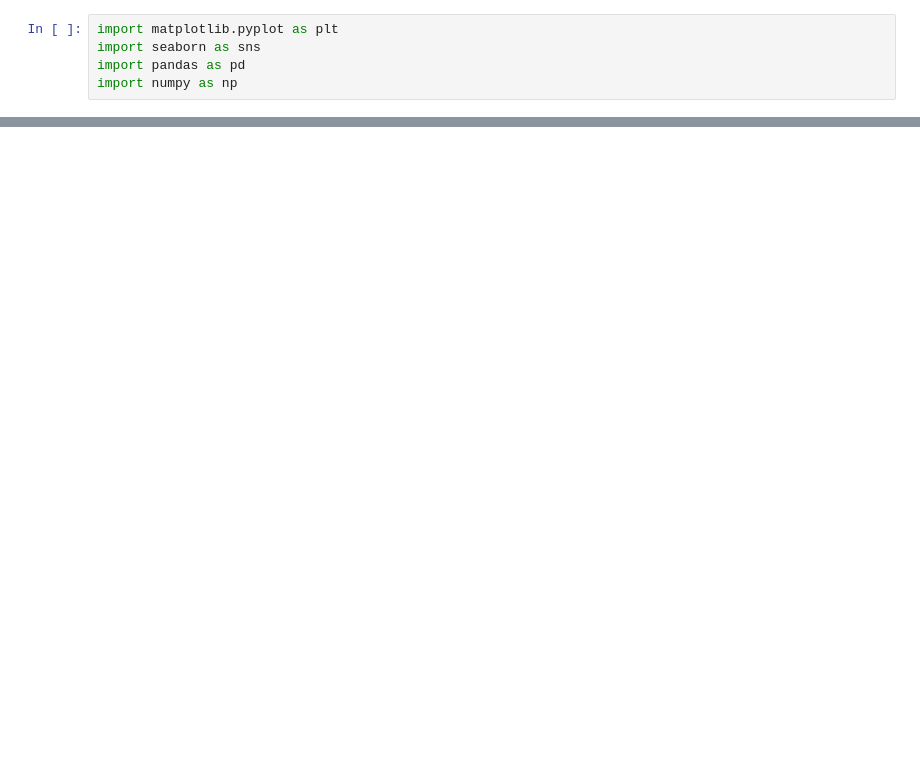
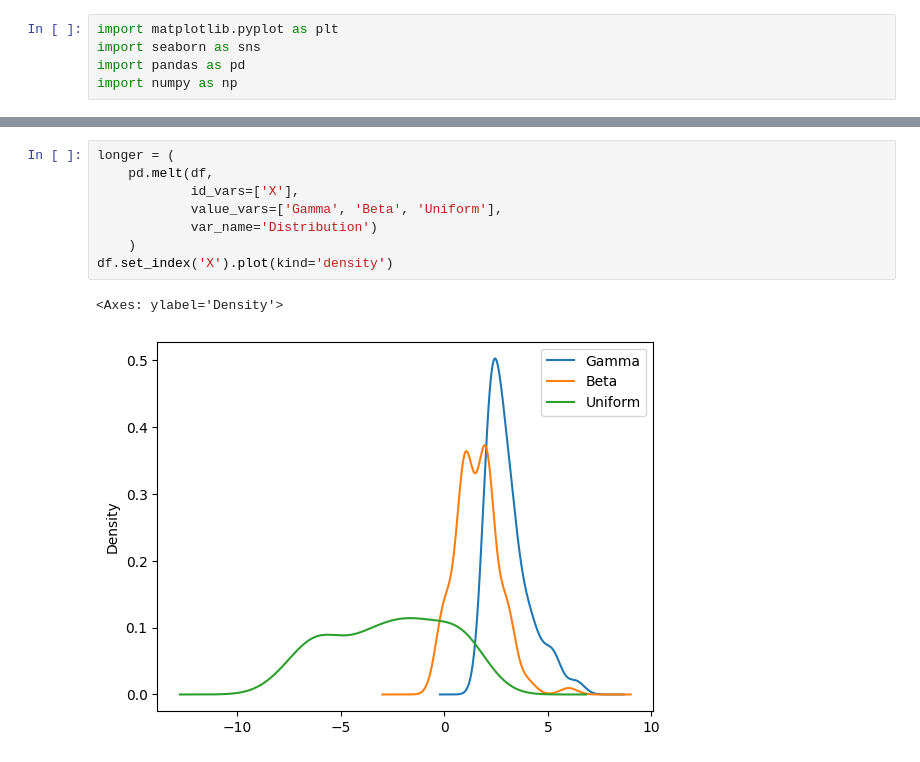
Before and after one commit to kneevin/TEAM3_REPO, a Jupyter notebook: sample.ipynb, the cells around one changed output, grey strips where cells are left out. Cells and saved outputs as stored; diff of their text form; blank space fills up the shorter version.

```diff
--- a/sample.ipynb
+++ b/sample.ipynb
@@ -18,0 +19,11 @@ df.plot(x='X')
+# %%
+longer = (
+    pd.melt(df,
+            id_vars=['X'],
+            value_vars=['Gamma', 'Beta', 'Uniform'],
+            var_name='Distribution')
+    )
+df.set_index('X').plot(kind='density')
+# %% [output]
+<Axes: ylabel='Density'>
+[figure, added]
```
Also changed, not shown: parts of 1 cell of this notebook, 2 other files.
